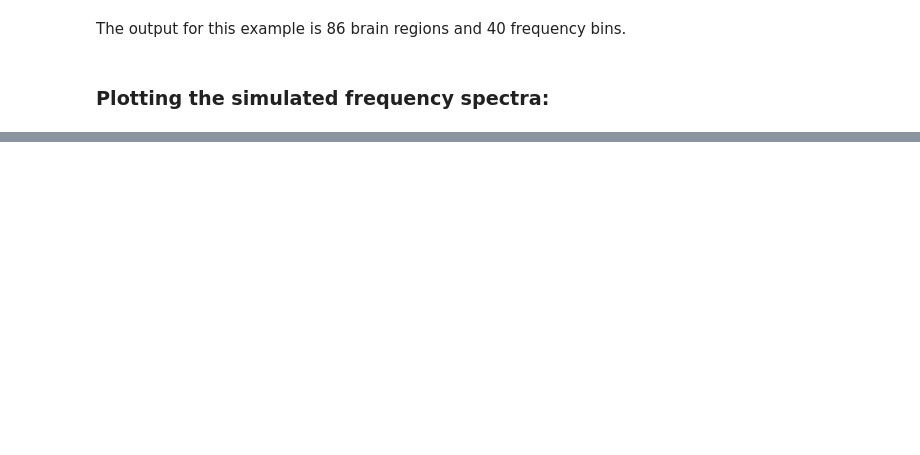
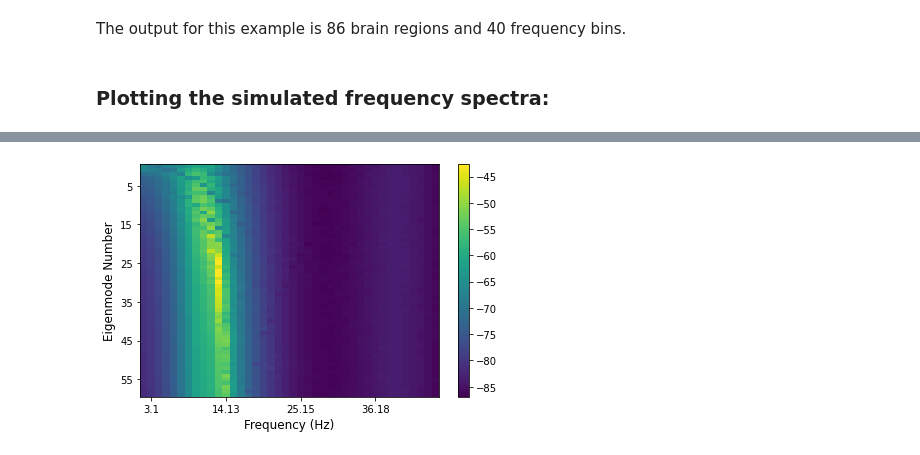
Before and after one commit to Raj-Lab-UCSF/spectrome, a Jupyter notebook: spectrome/notebooks/run_model_example.ipynb, the cells around one changed output, grey strips where cells are left out. Cells and saved outputs as stored; diff of their text form; code cells hidden in the pictures; blank space fills up the shorter version.

```diff
--- a/spectrome/notebooks/run_model_example.ipynb
+++ b/spectrome/notebooks/run_model_example.ipynb
@@ -123,0 +158,20 @@ Text(0, 0.5, 'Magnitude (dB)')
+# %%
+fig_c, ax_c = plt.subplots()
+im = ax_c.imshow(functions.mag2db(np.abs(np.transpose(freq_response[:,0:60]))),aspect = 'auto')
+ax_c.set_yticks(np.arange(5,60,10))
+# idxs = np.arange(1,40,10)
+idxs = np.arange(1,40,10)
+ax_c.set_xticks(idxs)
+ax_c.set_xticklabels(np.round(fvec[idxs], 2))
+# ax_c.xaxis.set_major_locator(plt.FixedLocator(freq_locations)) # shift axis because our frequency bin begins at 2 Hz
+# ax_c.set_xticklabels(freq_labels) # re-set axis labels
+plt.ylabel('Eigenmode Number', fontsize = 12)
+plt.xlabel('Frequency (Hz)', fontsize = 12)
+# ax_c.text(35,12, r'$C^{template}$', bbox = {'facecolor':'white','pad':5}, fontsize = 12)
+plt.colorbar(im)
+plt.tight_layout()
+# plt.title('alpha=3')
+# plt.show()
+# plt.savefig('../FigsP/Spectrum_heatmap_P_a_1_Withnoise.png')
+# %% [output]
+[figure, added]
```
Also changed, not shown: parts of 5 cells of this notebook.
